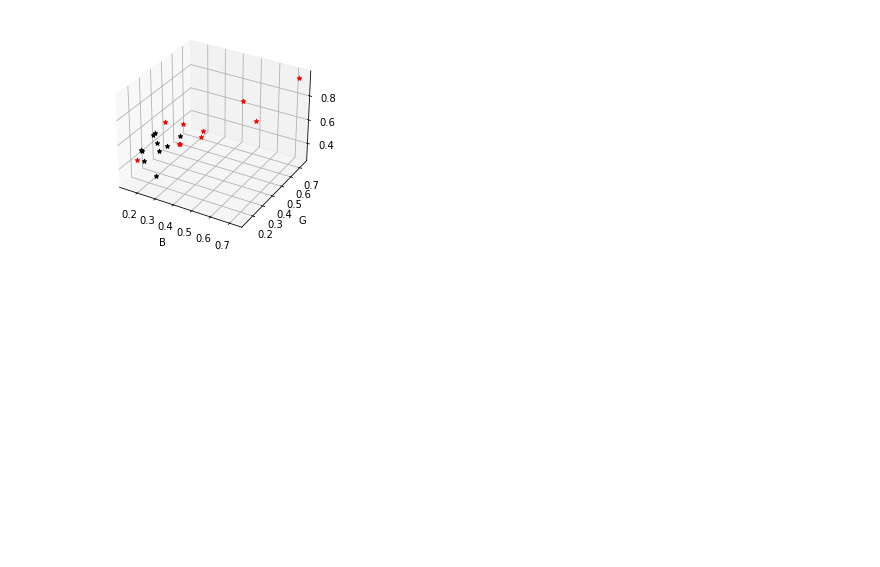
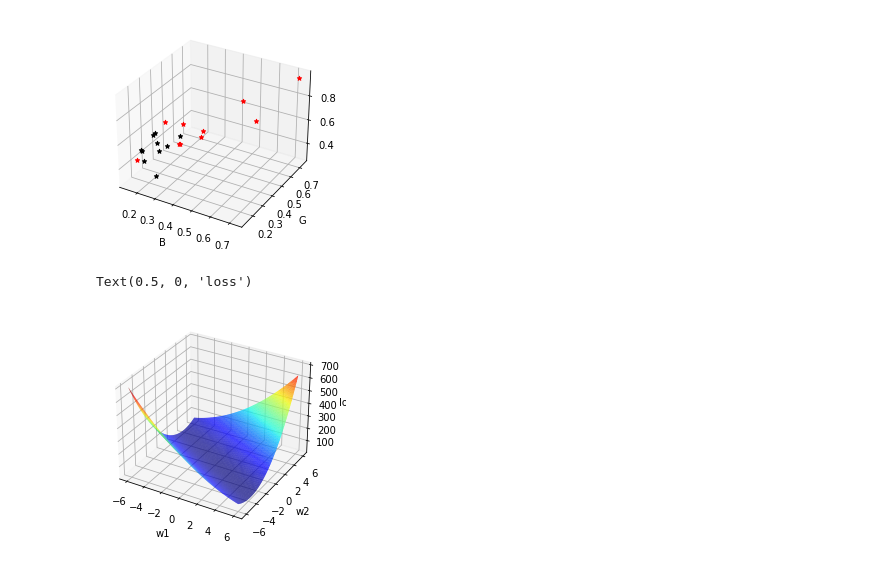
Before and after one commit to SantiagoPrietoA/modelo_clasificador_lunares, a Jupyter notebook: clasificadorLunares.ipynb, the cells around one changed output. Cells and saved outputs as stored; diff of their text form; code cells hidden in the pictures; blank space fills up the shorter version.

Commit message:
hiperplano de caracteristicas

```diff
--- a/clasificadorLunares.ipynb
+++ b/clasificadorLunares.ipynb
@@ -61,3 +61,29 @@ ax.set_zlabel('R')
 # %% [output]
 Text(0.5, 0, 'R')
 [figure]
+# %%
+subFeatures=features[:,1::]
+loss=[]
+# %%
+# error en funcion de las constantes del hiperplano
+for w1 in np.linspace(-6,6,100):
+    for w2 in np.linspace(-6,6,100):
+        totalError=0
+        for i,feature_row in enumerate(subFeatures):
+            sample_error= (w1*feature_row[0]+w2*feature_row[1]-labels[i])**2
+            totalError+=sample_error
+        loss.append([w1,w2,totalError])
+
+loss = np.array(loss)
+# %%
+from matplotlib import cm
+fig=plt.figure()
+ax1=fig.add_subplot(111,projection='3d')
+
+ax1.plot_trisurf(loss[:,0],loss[:,1],loss[:,2],cmap=cm.jet, linewidth=0)
+ax1.set_xlabel('w1')
+ax1.set_ylabel('w2')
+ax1.set_zlabel('loss')
+# %% [output]
+Text(0.5, 0, 'loss')
+[figure, added]
```
Also changed, not shown: parts of 3 cells of this notebook.
